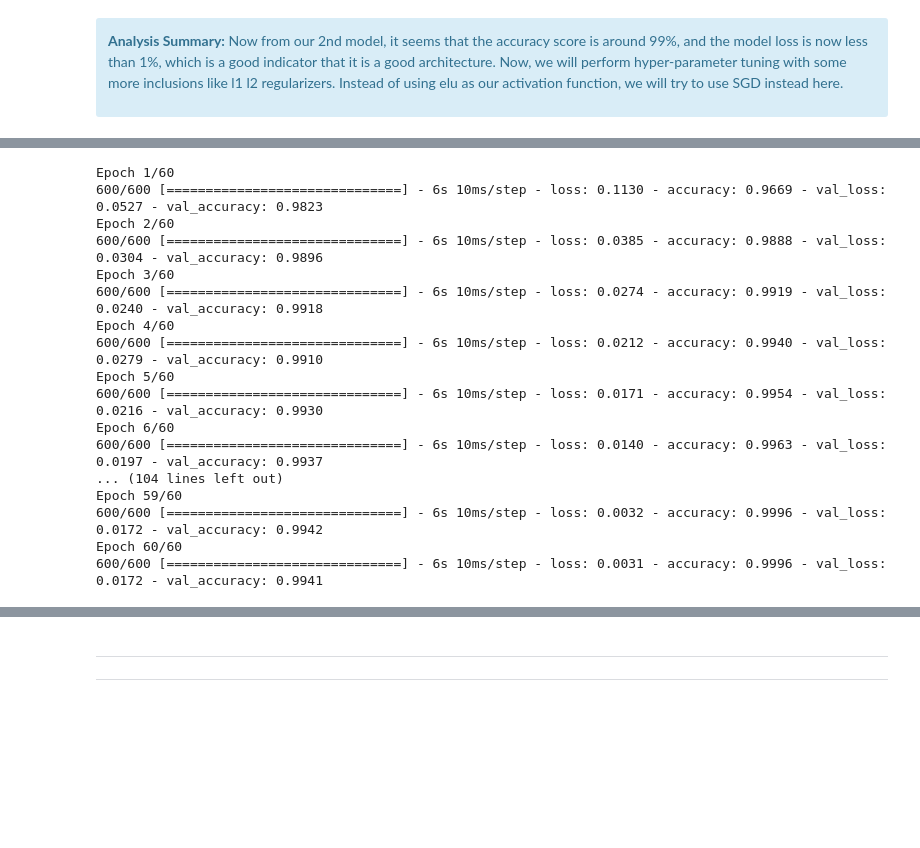
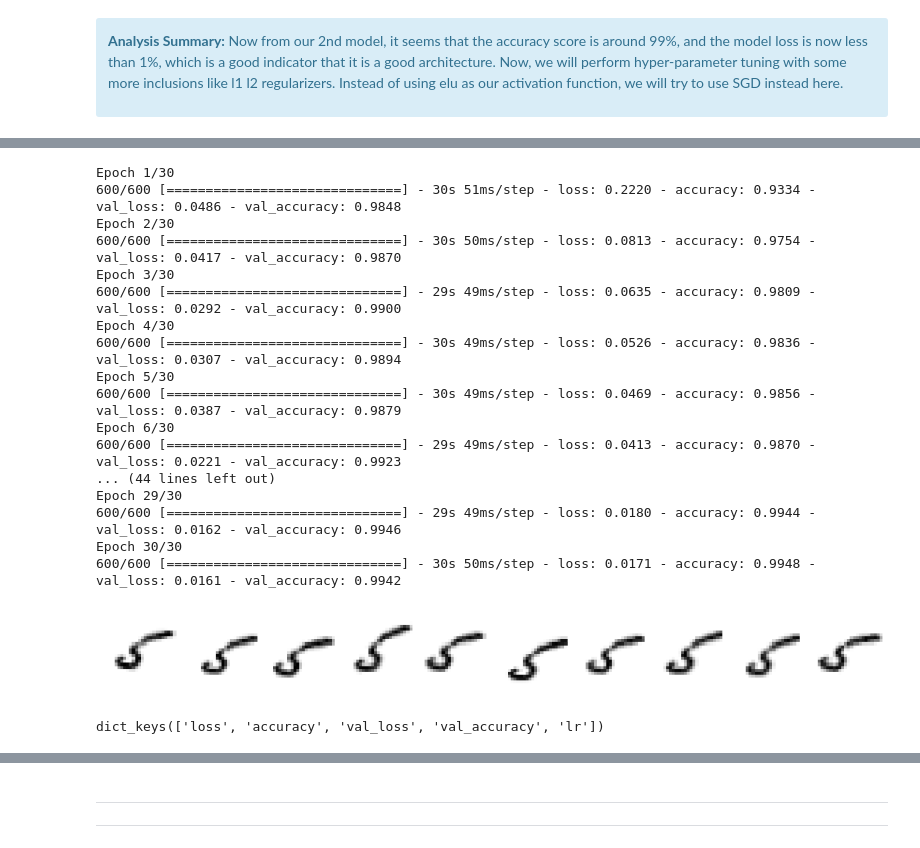
Before and after one commit to ngzhankang/Deep-Learning, a Jupyter notebook: Assignment_1.ipynb, the cells around one changed output, grey strips where cells are left out. Cells and saved outputs as stored; diff of their text form; code cells hidden in the pictures; blank space fills up the shorter version.

```diff
--- a/Assignment_1.ipynb
+++ b/Assignment_1.ipynb
@@ -781,29 +903,52 @@ callbacks_list = [lr_rate]
 # %%
-# train the model
-history = model.fit(X_train, Y_train,
+# train the model(we use .fit since .fit_generator is depreciated already)
+history = model.fit(train_generator,
                     batch_size=100,
-                    epochs=60,
-                    callbacks=callbacks_list,
-                    verbose=1,
-                    validation_data=(X_test, Y_test))
+                    steps_per_epoch=60000//100,
+                    epochs=30,
+                    callbacks=[EarlyStopping(monitor='loss', patience=3), callbacks_list],
+                    validation_data=test_generator,
+                    validation_steps=10000//100,
+                    verbose=1)
 # %% [output]
-Epoch 1/60
-600/600 [==============================] - 6s 10ms/step - loss: 0.1130 - accuracy: 0.9669 - val_loss: 0.0527 - val_accuracy: 0.9823
-Epoch 2/60
-600/600 [==============================] - 6s 10ms/step - loss: 0.0385 - accuracy: 0.9888 - val_loss: 0.0304 - val_accuracy: 0.9896
-Epoch 3/60
-600/600 [==============================] - 6s 10ms/step - loss: 0.0274 - accuracy: 0.9919 - val_loss: 0.0240 - val_accuracy: 0.9918
-Epoch 4/60
-600/600 [==============================] - 6s 10ms/step - loss: 0.0212 - accuracy: 0.9940 - val_loss: 0.0279 - val_accuracy: 0.9910
-Epoch 5/60
-600/600 [==============================] - 6s 10ms/step - loss: 0.0171 - accuracy: 0.9954 - val_loss: 0.0216 - val_accuracy: 0.9930
-Epoch 6/60
-600/600 [==============================] - 6s 10ms/step - loss: 0.0140 - accuracy: 0.9963 - val_loss: 0.0197 - val_accuracy: 0.9937
-... (104 lines left out)
-Epoch 59/60
-600/600 [==============================] - 6s 10ms/step - loss: 0.0032 - accuracy: 0.9996 - val_loss: 0.0172 - val_accuracy: 0.9942
-Epoch 60/60
-600/600 [==============================] - 6s 10ms/step - loss: 0.0031 - accuracy: 0.9996 - val_loss: 0.0172 - val_accuracy: 0.9941
+Epoch 1/30
+600/600 [==============================] - 30s 51ms/step - loss: 0.2220 - accuracy: 0.9334 - val_loss: 0.0486 - val_accuracy: 0.9848
+Epoch 2/30
+600/600 [==============================] - 30s 50ms/step - loss: 0.0813 - accuracy: 0.9754 - val_loss: 0.0417 - val_accuracy: 0.9870
+Epoch 3/30
+600/600 [==============================] - 29s 49ms/step - loss: 0.0635 - accuracy: 0.9809 - val_loss: 0.0292 - val_accuracy: 0.9900
+Epoch 4/30
+600/600 [==============================] - 30s 49ms/step - loss: 0.0526 - accuracy: 0.9836 - val_loss: 0.0307 - val_accuracy: 0.9894
+Epoch 5/30
+600/600 [==============================] - 30s 49ms/step - loss: 0.0469 - accuracy: 0.9856 - val_loss: 0.0387 - val_accuracy: 0.9879
+Epoch 6/30
+600/600 [==============================] - 29s 49ms/step - loss: 0.0413 - accuracy: 0.9870 - val_loss: 0.0221 - val_accuracy: 0.9923
+... (44 lines left out)
+Epoch 29/30
+600/600 [==============================] - 29s 49ms/step - loss: 0.0180 - accuracy: 0.9944 - val_loss: 0.0162 - val_accuracy: 0.9946
+Epoch 30/30
+600/600 [==============================] - 30s 50ms/step - loss: 0.0171 - accuracy: 0.9948 - val_loss: 0.0161 - val_accuracy: 0.9942
+# %%
+# preview our augmented images here
+X_train3 = X_train[11,].reshape((1,28,28,1))
+Y_train3 = Y_train[11,].reshape((1,10))
+plt.figure(figsize=(15,4.5))
+for i in range(10):
+    plt.subplot(3, 10, i+1)
+    X_train2, Y_train2 = train_gen.flow(X_train3,Y_train3).next()
+    plt.imshow(X_train2[0].reshape((28,28)),cmap=plt.cm.binary)
+    plt.axis('off')
+    if i==9: X_train3 = X_train[11,].reshape((1,28,28,1))
+    if i==19: X_train3 = X_train[18,].reshape((1,28,28,1))
+plt.subplots_adjust(wspace=-0.1, hspace=-0.1)
+plt.show()
+# %% [output]
+[figure, added]
+# %%
+#print the available history keys for use
+print(history.history.keys())
+# %% [output]
+dict_keys(['loss', 'accuracy', 'val_loss', 'val_accuracy', 'lr'])
 # %%
 # plot learning rate curve
 learning_rate = history.history['lr']
```
Also changed, not shown: parts of 31 cells of this notebook.
